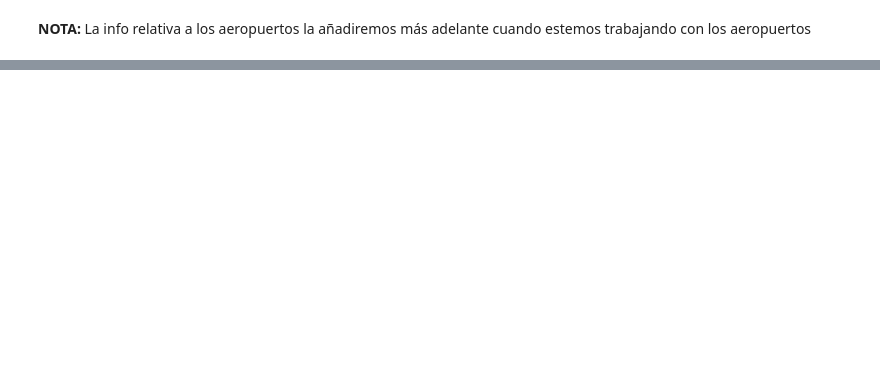
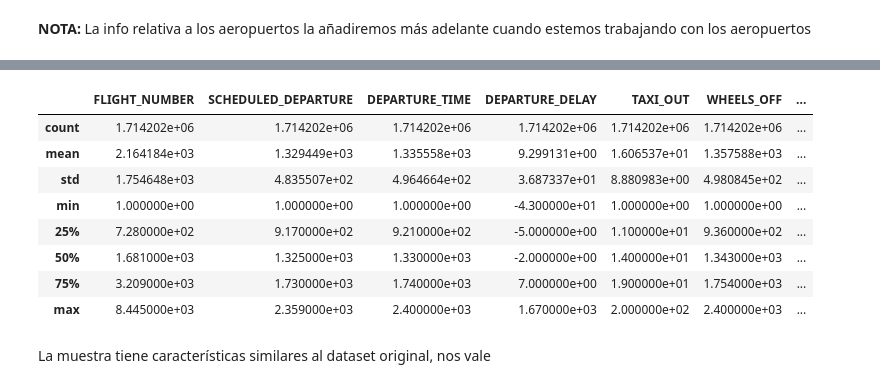
Before and after one commit to inesgfortis/Aircraft_Delays_Analysis, a Jupyter notebook: Preprocessing.ipynb, the cells around one changed output, grey strips where cells are left out. Drawn from its saved outputs; the diff is of its cells as text; code cells hidden in the pictures; blank space fills up the shorter version.

```diff
--- a/Preprocessing.ipynb
+++ b/Preprocessing.ipynb
@@ -440,0 +483,8 @@ flights.head()
+# %%
+ECP_COORD = [30.3549, 85.7995]
+PBG_COORD = [44.6521, 73.4679]
+UST_COORD = [29.9544, 81.3429]
+airports.at[96,["LATITUDE","LONGITUDE"]]= ECP_COORD
+airports.at[234,["LATITUDE","LONGITUDE"]]= PBG_COORD
+airports.at[313,["LATITUDE","LONGITUDE"]]= UST_COORD
+airports.isna().sum()
@@ -440,0 +500,9 @@ flights.head()
+# %%
+# Eliminamos la columna airport, ya que trabajaremos únicamente con los códigos de los aeropuertos, no con sus nombres
+airports = airports.drop(columns = "AIRPORT")
+# %%
+# Creamos dos bases de datos para hacer el join con la principal tanto para aeropuertos de llegada como de salida
+airports= airports.rename(columns={"IATA_CODE": "AIRPORT"})
+origin_airports = airports.add_prefix('ORIGIN_')
+destination_airports = airports.add_prefix('DESTINATION_')
+origin_airports.head()
@@ -440,0 +525,5 @@ flights.head()
+# %%
+# Unimos las tres tablas
+flights_origin = flights.merge(origin_airports, on='ORIGIN_AIRPORT', how='left')
+flights_complete = flights_origin.merge(destination_airports, on='DESTINATION_AIRPORT', how='left')
+flights_complete.head()
@@ -445,0 +556,15 @@ flights.to_csv("flightsCleaned.csv", index=False)
+# %%
+flights_sample = flights_complete.sample(frac=0.3, replace=False, random_state=123)
+flights_sample.describe()
+# %% [output]
+|  | FLIGHT_NUMBER | SCHEDULED_DEPARTURE | DEPARTURE_TIME | DEPARTURE_DELAY | TAXI_OUT | WHEELS_OFF | ... |
+| count | 1.714202e+06 | 1.714202e+06 | 1.714202e+06 | 1.714202e+06 | 1.714202e+06 | 1.714202e+06 | ... |
+| mean | 2.164184e+03 | 1.329449e+03 | 1.335558e+03 | 9.299131e+00 | 1.606537e+01 | 1.357588e+03 | ... |
+| std | 1.754648e+03 | 4.835507e+02 | 4.964664e+02 | 3.687337e+01 | 8.880983e+00 | 4.980845e+02 | ... |
+| min | 1.000000e+00 | 1.000000e+00 | 1.000000e+00 | -4.300000e+01 | 1.000000e+00 | 1.000000e+00 | ... |
+| 25% | 7.280000e+02 | 9.170000e+02 | 9.210000e+02 | -5.000000e+00 | 1.100000e+01 | 9.360000e+02 | ... |
+| 50% | 1.681000e+03 | 1.325000e+03 | 1.330000e+03 | -2.000000e+00 | 1.400000e+01 | 1.343000e+03 | ... |
+| 75% | 3.209000e+03 | 1.730000e+03 | 1.740000e+03 | 7.000000e+00 | 1.900000e+01 | 1.754000e+03 | ... |
+| max | 8.445000e+03 | 2.359000e+03 | 2.400000e+03 | 1.670000e+03 | 2.000000e+02 | 2.400000e+03 | ... |
+# %% [markdown]
+La muestra tiene características similares al dataset original, nos vale
```
Also changed, not shown: parts of 16 cells of this notebook.
